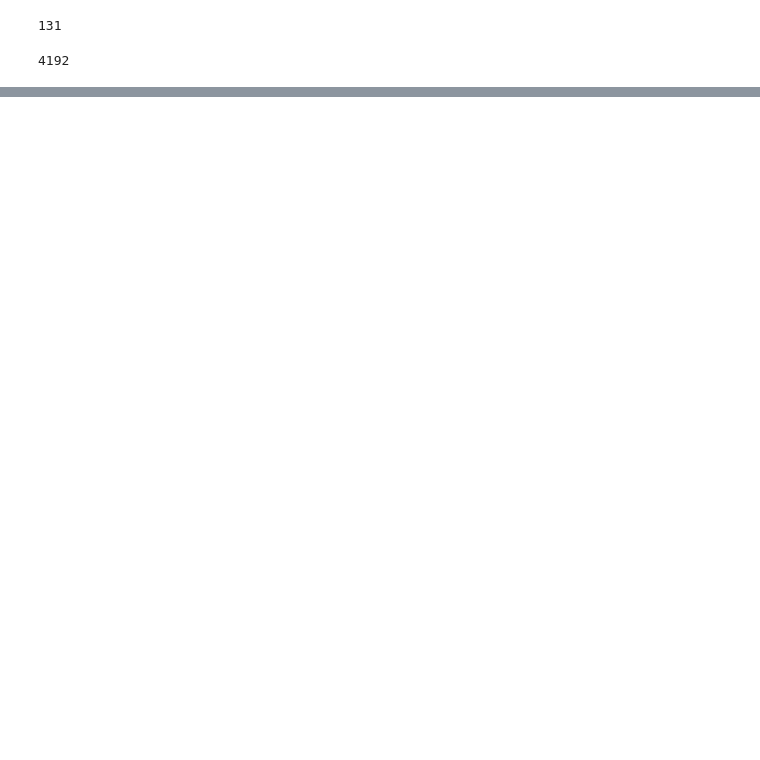
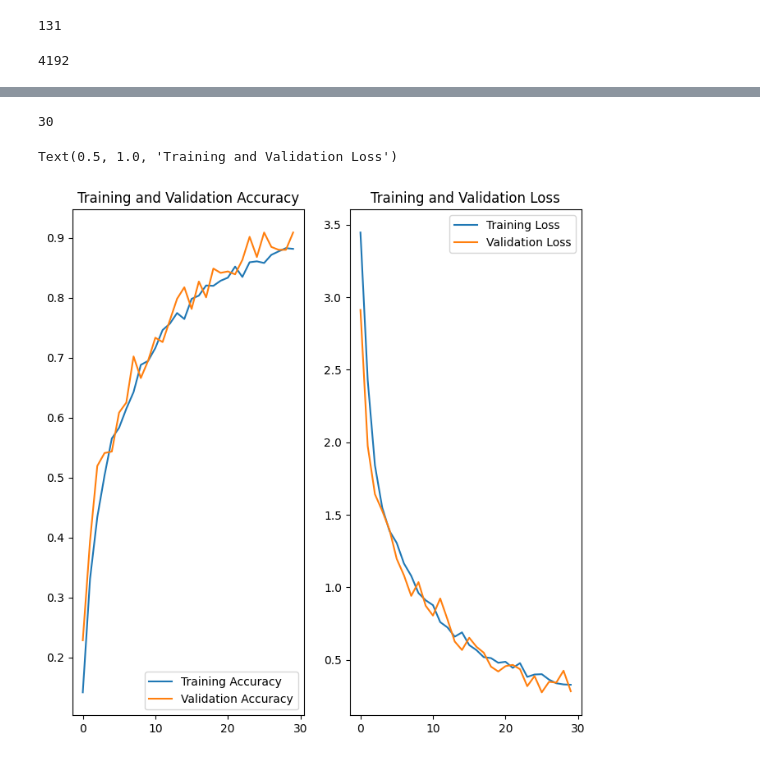
Before and after one commit to ImaneMdn/Traffic-Sign-Detection-System, a Jupyter notebook: training/traffic_signs_detection_model.ipynb, the cells around one changed output, grey strips where cells are left out. Saved outputs shown, nothing was run; the diff lists cells and outputs as text; code cells hidden in the pictures; blank space fills up the shorter version.

```diff
--- a/training/traffic_signs_detection_model.ipynb
+++ b/training/traffic_signs_detection_model.ipynb
@@ -81,0 +192,9 @@ for image_batch,label_batch in dataset.take(1):
+# %%
+resize_and_rescale = tf.keras.Sequential([
+    # resizing the image why when we already have size 256 by 256
+    # it is because the keras sequential layer will eventially go to our ultimate model, and when we have trained model then it start predicting, during prediction if we are supplying any image which is not 256 by 256, this Resizing will take care of resizing it.
+    layers.experimental.preprocessing.Resizing(IMAGE_SIZE, IMAGE_SIZE),
+    # preprocessing pipeline.
+    layers.experimental.preprocessing.Rescaling(1.0/255) # scale image between 0 and 255
+
+])
@@ -81,0 +247,14 @@ for image_batch,label_batch in dataset.take(1):
+# %%
+model.compile(
+    optimizer='adam',
+    loss=tf.keras.losses.SparseCategoricalCrossentropy(from_logits=False),
+    metrics=['accuracy'] # the metrics we use to track our training process, in each epoch what metric we use to track gradient descent.
+)
+# %%
+history = model.fit(
+    train_ds,
+    epochs=EPOCHS,
+    batch_size=BATCH_SIZE,
+    verbose=1, # just to print a lot of outputs to see what is going on
+    validation_data= val_ds # help us track accuracy in each epoch
+)
@@ -81,0 +319,26 @@ for image_batch,label_batch in dataset.take(1):
+# %%
+len(history.history['accuracy'])
+# %% [output]
+30
+# %%
+acc = history.history['accuracy']
+val_acc = history.history['val_accuracy']
+
+loss = history.history['loss']
+val_loss = history.history['val_loss']
+# %%
+plt.figure(figsize=(8,8))
+plt.subplot(1, 2, 1)
+plt.plot(range(EPOCHS), acc, label='Training Accuracy')
+plt.plot(range(EPOCHS), val_acc, label='Validation Accuracy')
+plt.legend(loc='lower right')
+plt.title('Training and Validation Accuracy')
+
+plt.subplot(1, 2, 2)
+plt.plot(range(EPOCHS), loss, label='Training Loss')
+plt.plot(range(EPOCHS), val_loss, label='Validation Loss')
+plt.legend(loc='upper right')
+plt.title('Training and Validation Loss')
+# %% [output]
+Text(0.5, 1.0, 'Training and Validation Loss')
+[figure, added]
```
Also changed, not shown: parts of 47 cells of this notebook, 17 other files.
